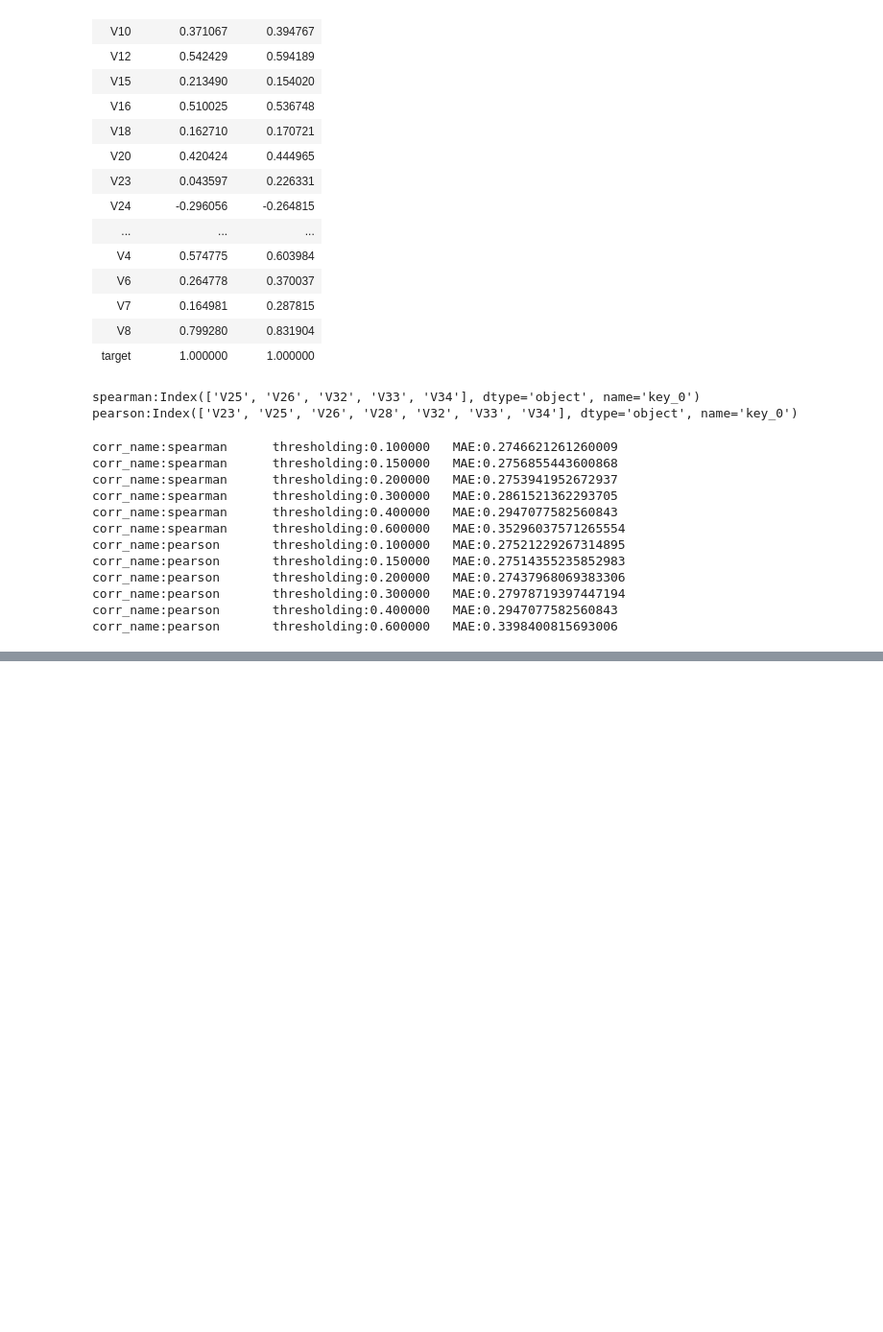
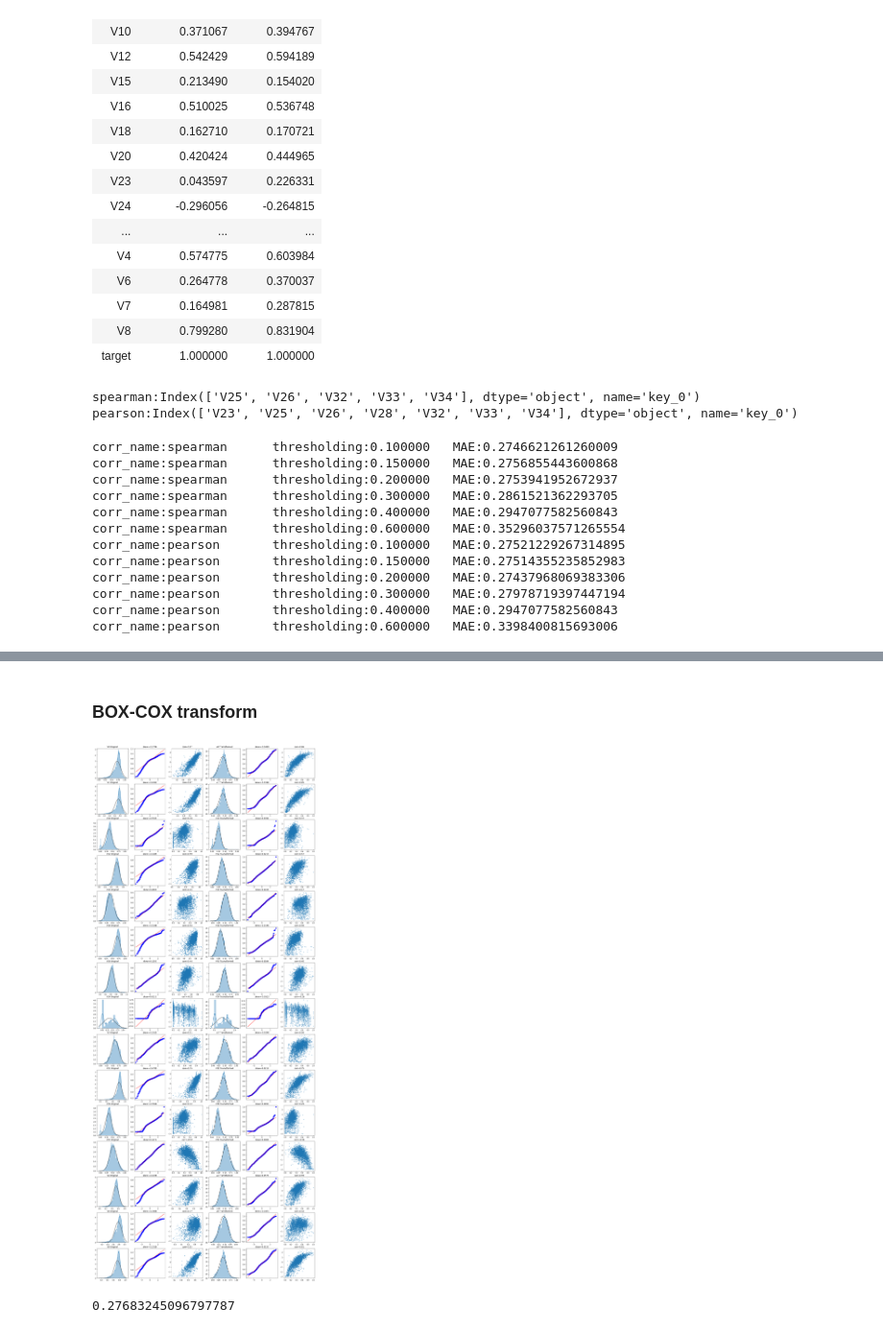
Before and after one commit to mengdaxing/vapor_forcast, a Jupyter notebook: data_analysis.ipynb, the cells around one changed output, grey strips where cells are left out. Shown at 96% size. Saved outputs shown, nothing was run; the diff lists cells and outputs as text; code cells hidden in the pictures; blank space fills up the shorter version.

Commit message:
add some orperation about tackle data

```diff
--- a/data_analysis.ipynb
+++ b/data_analysis.ipynb
@@ -257,0 +282,3 @@ result_to_save(y_predict,'./re/y_predict_1.txt')
+# %%
+def min_max_normal(x):
+    return (x-np.min(x))/(np.max(x)-np.min(x))
@@ -257,0 +324,62 @@ result_to_save(y_predict,'./re/y_predict_1.txt')
+# %% [markdown]
+### BOX-COX transform
+# %%
+all_data_normal=pd.read_csv('./re/all_data_normal.txt')
+cols_numeric=all_data_normal.columns
+# %%
+fcols = 6
+frows = len(cols_numeric)-1
+plt.figure(figsize=(4*fcols,4*frows))
+i=0
+
+for var in cols_numeric:
+    if var!='target' and var !='type':
+        dat = all_data_normal[[var, 'target']].dropna()
+
+        i+=1
+        plt.subplot(frows,fcols,i)
+        sns.distplot(dat[var],fit=stats.norm);
+        plt.title(var+' Original')
+        plt.xlabel('')
+
+
+        i+=1
+        plt.subplot(frows,fcols,i)
+        _=stats.probplot(dat[var], plot=plt)
+        plt.title('skew='+'{:.4f}'.format(stats.skew(dat[var])))
+        plt.xlabel('')
+        plt.ylabel('')
+
+        i+=1
+        plt.subplot(frows,fcols,i)
+        plt.plot(dat[var], dat['target'],'.',alpha=0.5)
+        plt.title('corr='+'{:.2f}'.format(np.corrcoef(dat[var], dat['target'])[0][1]))
+
+
+        """
+        boxcox:
+           y = (x**lmbda - 1) / lmbda,  for lmbda > 0
+               log(x),                  for lmbda = 0
+        """
+
+        i+=1
+        plt.subplot(frows,fcols,i)
+        trans_var, lambda_var = stats.boxcox(dat[var].dropna()+1)
+        trans_var = min_max_normal(trans_var)
+        sns.distplot(trans_var , fit=stats.norm);
+        plt.title(var+' Tramsformed')
+        plt.xlabel('')
+
+        i+=1
+        plt.subplot(frows,fcols,i)
+        _=stats.probplot(trans_var, plot=plt)
+        plt.title('skew='+'{:.4f}'.format(stats.skew(trans_var)))
+        plt.xlabel('')
+        plt.ylabel('')
+
+        i+=1
+        plt.subplot(frows,fcols,i)
+        plt.plot(trans_var, dat['target'],'.',alpha=0.5)
+        plt.title('corr='+'{:.2f}'.format(np.corrcoef(trans_var,dat['target'])[0][1]))
+# %% [output]
+[figure, added]
@@ -257,0 +397,8 @@ result_to_save(y_predict,'./re/y_predict_1.txt')
+# %%
+xgb_reg=XGBRegressor(max_depth=6,min_child_weight=5,eta=0.05, gamma=0.025,colsample_bytree= 0.6,subsample=0.7)
+X_data=train_data.iloc[:,:-1]
+y_data=train_data['target']
+scores=cross_val_score(xgb_reg,X_data,y_data,cv=10,scoring='neg_mean_absolute_error')
+print(-np.mean(scores))
+# %% [output]
+0.27683245096797787
```
Also changed, not shown: parts of 47 cells of this notebook, 8 other files.
